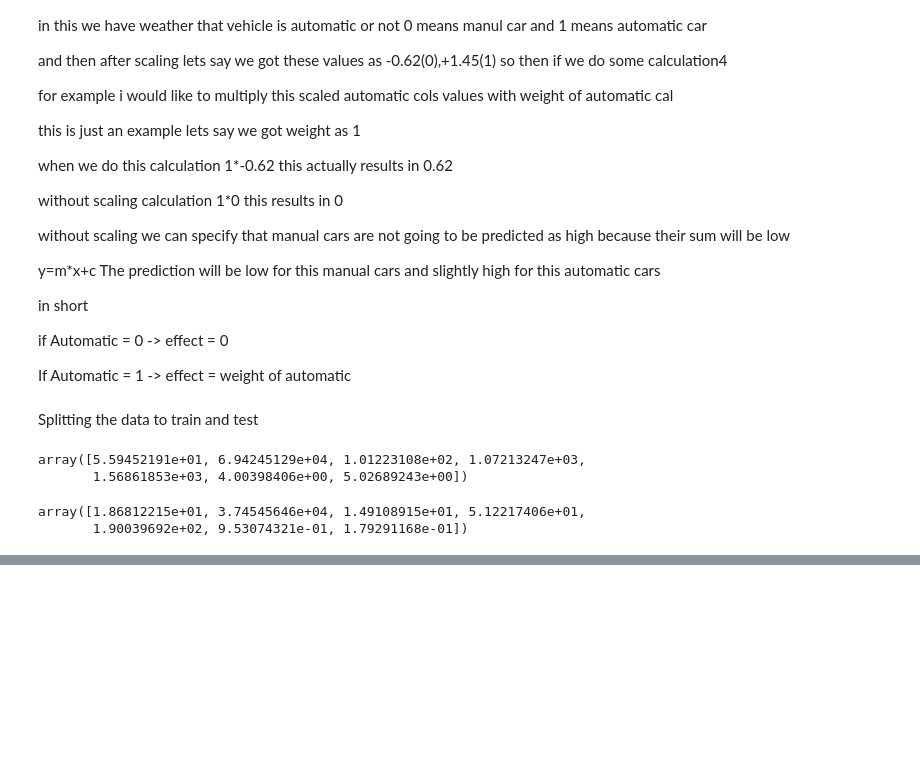
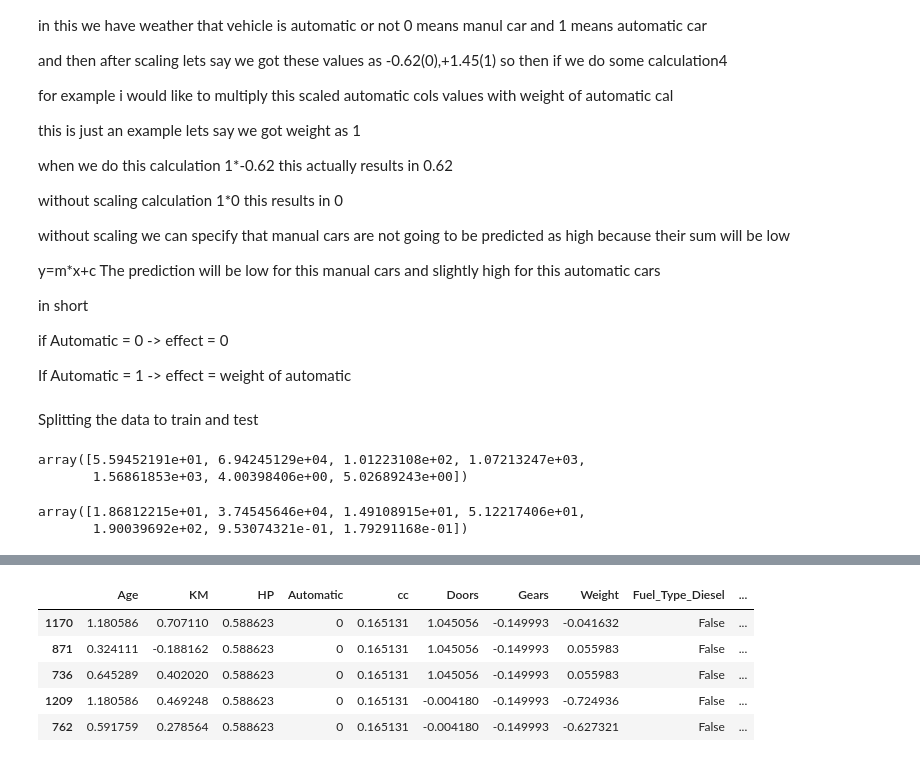
Before and after one commit to nphaniraj46/Machine_Learning, a Jupyter notebook: MLR/MLR.ipynb, the cells around one changed output, grey strips where cells are left out. Drawn from its saved outputs; the diff is of its cells as text; code cells hidden in the pictures; blank space fills up the shorter version.

```diff
--- a/MLR/MLR.ipynb
+++ b/MLR/MLR.ipynb
@@ -335,0 +371,9 @@ X_train[num_cols].describe().T
+# %%
+X_train.sample(5)
+# %% [output]
+|  | Age | KM | HP | Automatic | cc | Doors | Gears | Weight | Fuel_Type_Diesel | ... |
+| 1170 | 1.180586 | 0.707110 | 0.588623 | 0 | 0.165131 | 1.045056 | -0.149993 | -0.041632 | False | ... |
+| 871 | 0.324111 | -0.188162 | 0.588623 | 0 | 0.165131 | 1.045056 | -0.149993 | 0.055983 | False | ... |
+| 736 | 0.645289 | 0.402020 | 0.588623 | 0 | 0.165131 | 1.045056 | -0.149993 | 0.055983 | False | ... |
+| 1209 | 1.180586 | 0.469248 | 0.588623 | 0 | 0.165131 | -0.004180 | -0.149993 | -0.724936 | False | ... |
+| 762 | 0.591759 | 0.278564 | 0.588623 | 0 | 0.165131 | -0.004180 | -0.149993 | -0.627321 | False | ... |
```
Also changed, not shown: parts of 15 cells of this notebook, 6 other files.
